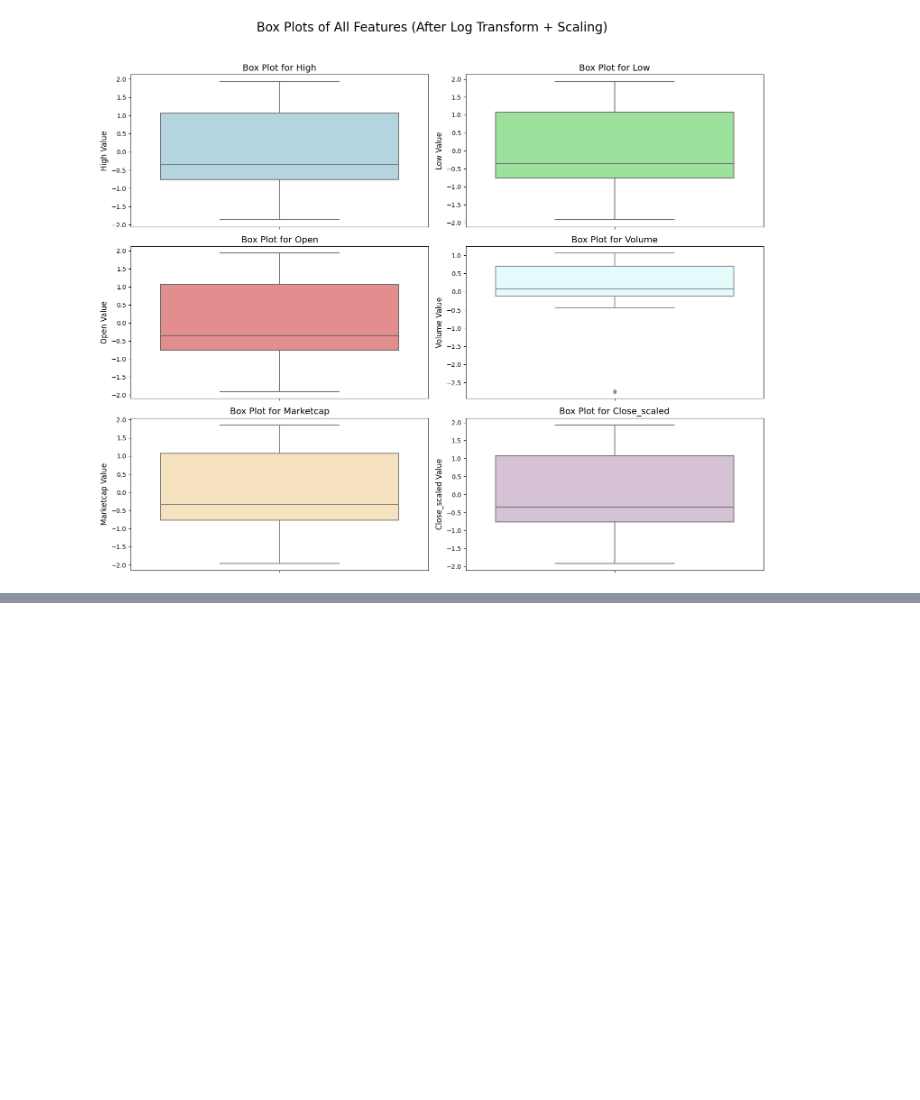
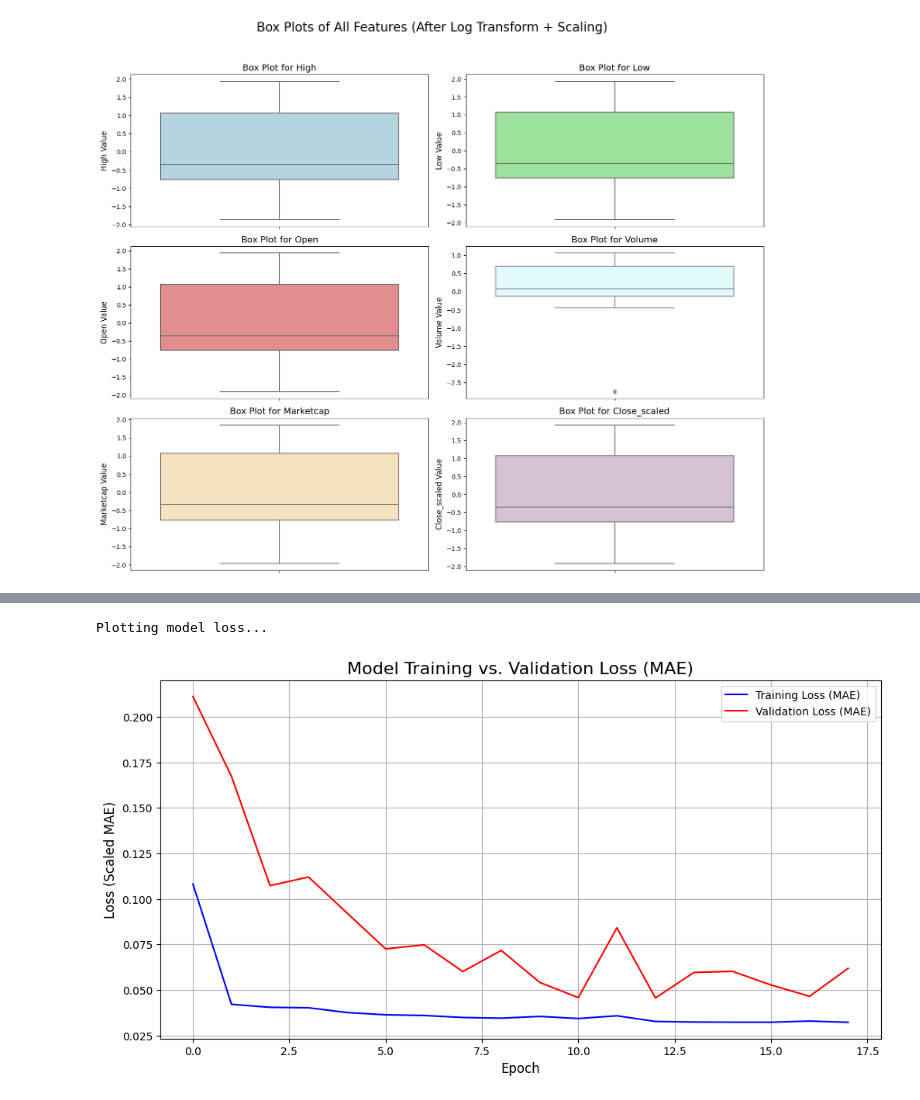
Before and after one commit to NurAlamNahidSarkar/bitcoinPricePrediction_ML, a Jupyter notebook: bitcoinpriceprediction.ipynb, the cells around one changed output, grey strips where cells are left out. Cells and saved outputs as stored; diff of their text form; code cells hidden in the pictures; blank space fills up the shorter version.

```diff
--- a/bitcoinpriceprediction.ipynb
+++ b/bitcoinpriceprediction.ipynb
@@ -600,0 +806,24 @@ Box plots saved as 'scaled_feature_box_plots.png'
+# %%
+import matplotlib.pyplot as plt
+
+# --- Assumes 'history' exists from your model.fit() command ---
+
+print("Plotting model loss...")
+plt.figure(figsize=(12, 6))
+
+# Plot training loss
+plt.plot(history.history['loss'], label='Training Loss (MAE)', color='blue')
+
+# Plot validation (test) loss
+plt.plot(history.history['val_loss'], label='Validation Loss (MAE)', color='red')
+
+plt.title('Model Training vs. Validation Loss (MAE)', fontsize=16)
+plt.xlabel('Epoch', fontsize=12)
+plt.ylabel('Loss (Scaled MAE)', fontsize=12)
+plt.legend()
+plt.grid(True)
+plt.savefig('model_loss_plot.png')
+plt.show()
+# %% [output]
+Plotting model loss...
+[figure, added]
```
Also changed, not shown: parts of 10 cells of this notebook.
